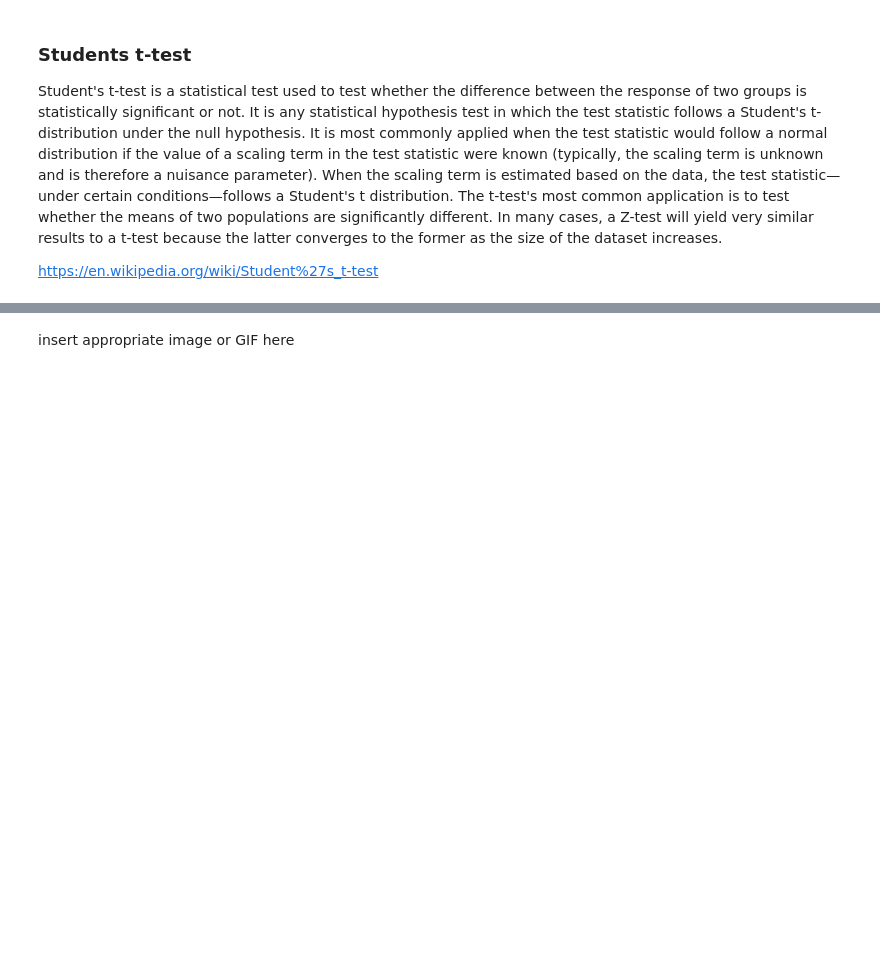
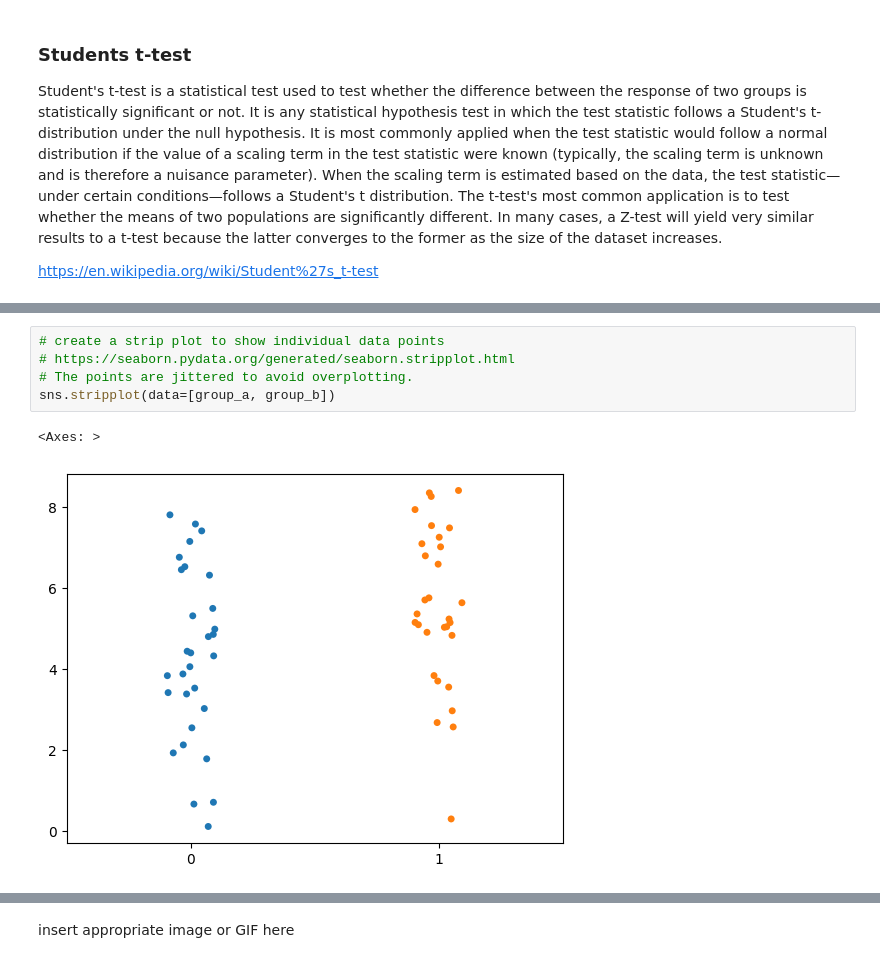
Before and after one commit to GraceMarySmyth/applied-statistics-assessment, a Jupyter notebook: problems.ipynb, the cells around one changed output, grey strips where cells are left out. Cells and saved outputs as stored; diff of their text form; blank space fills up the shorter version.

```diff
--- a/problems.ipynb
+++ b/problems.ipynb
@@ -1137,0 +1180,8 @@ https://en.wikipedia.org/wiki/Student%27s_t-test
+# %%
+# create a strip plot to show individual data points
+# https://seaborn.pydata.org/generated/seaborn.stripplot.html
+# The points are jittered to avoid overplotting.
+sns.stripplot(data=[group_a, group_b])
+# %% [output]
+<Axes: >
+[figure, added]
```
Also changed, not shown: parts of 34 cells of this notebook, 1 other file.
